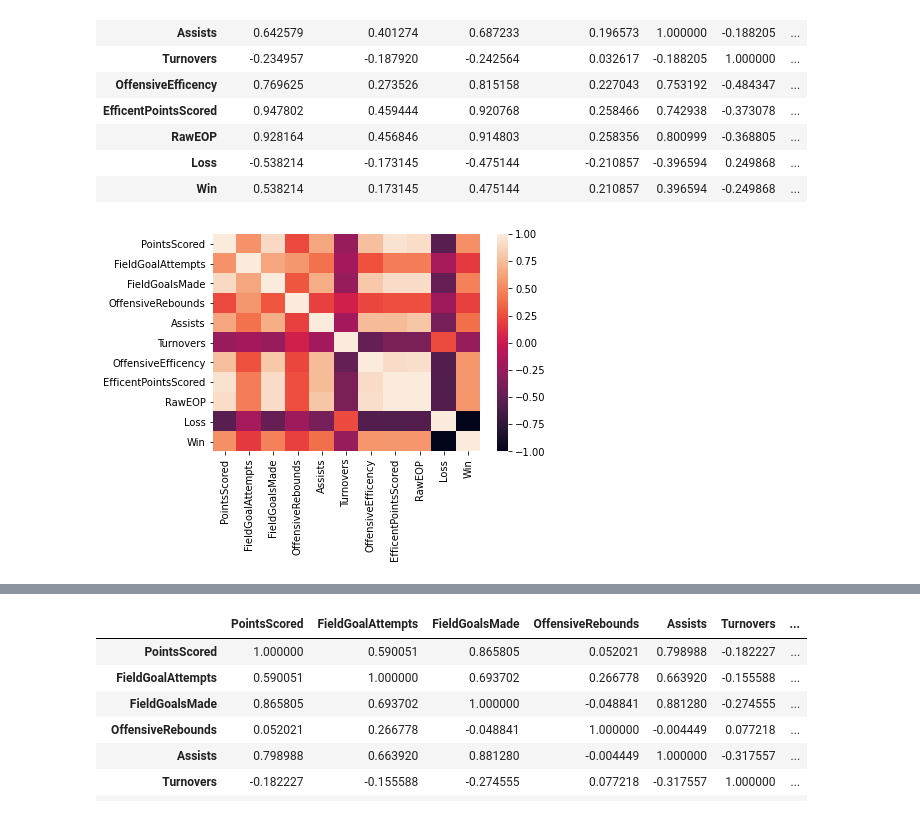
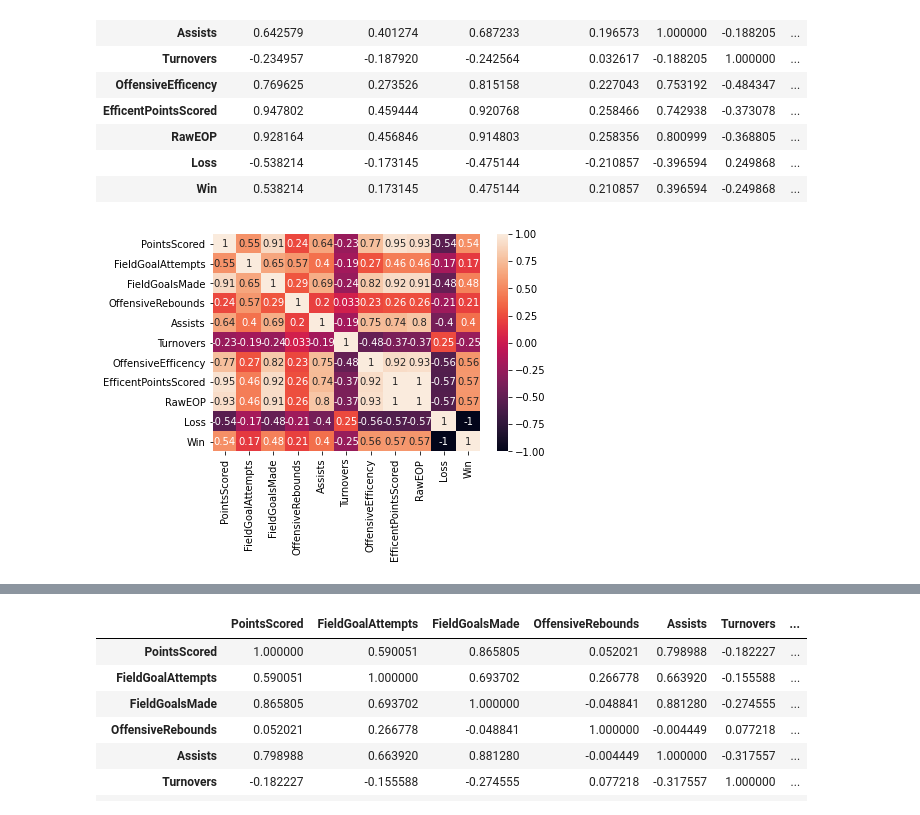
Before and after one commit to jreckin/FunAnalyticalStuff, a Jupyter notebook: offensive_efficency.ipynb, the cells around one changed output, grey strips where cells are left out. Cells and saved outputs as stored; diff of their text form; code cells hidden in the pictures.

```diff
--- a/offensive_efficency.ipynb
+++ b/offensive_efficency.ipynb
@@ -90,6 +90,6 @@ efficency_fva_num.corr()
 | Win | 0.538214 | 0.173145 | 0.475144 | 0.210857 | 0.396594 | -0.249868 | ... |
 # %%
 # Correlation heatmap
-sns.heatmap(efficency_fva_num.corr());
+sns.heatmap(efficency_fva_num.corr(), annot = True);
 # %% [output]
-[figure, old version]
+[figure, new version]
```
Also changed, not shown: parts of 10 cells of this notebook.
